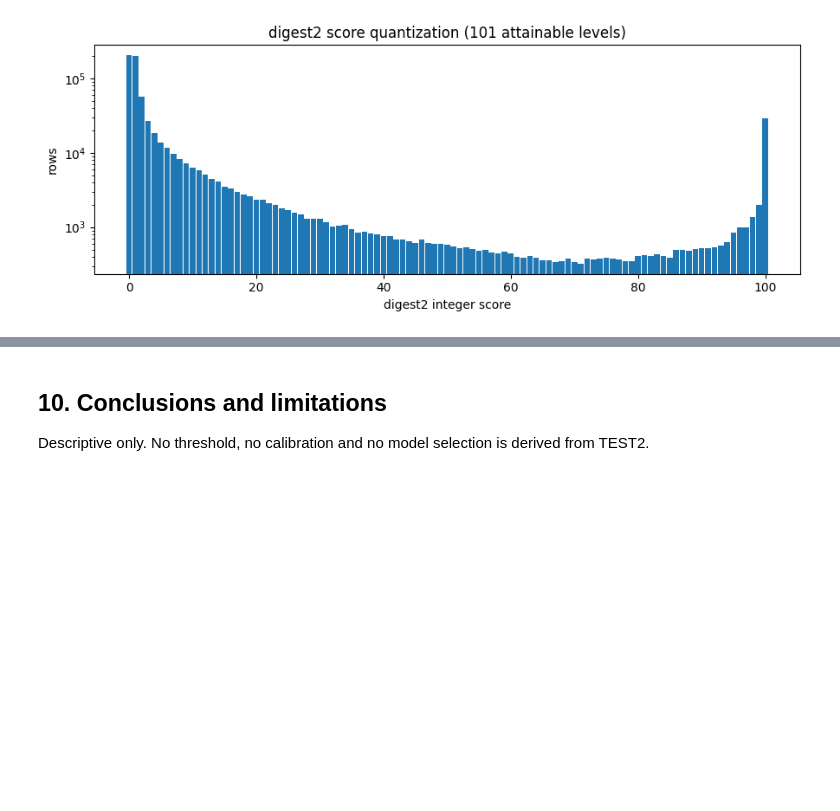
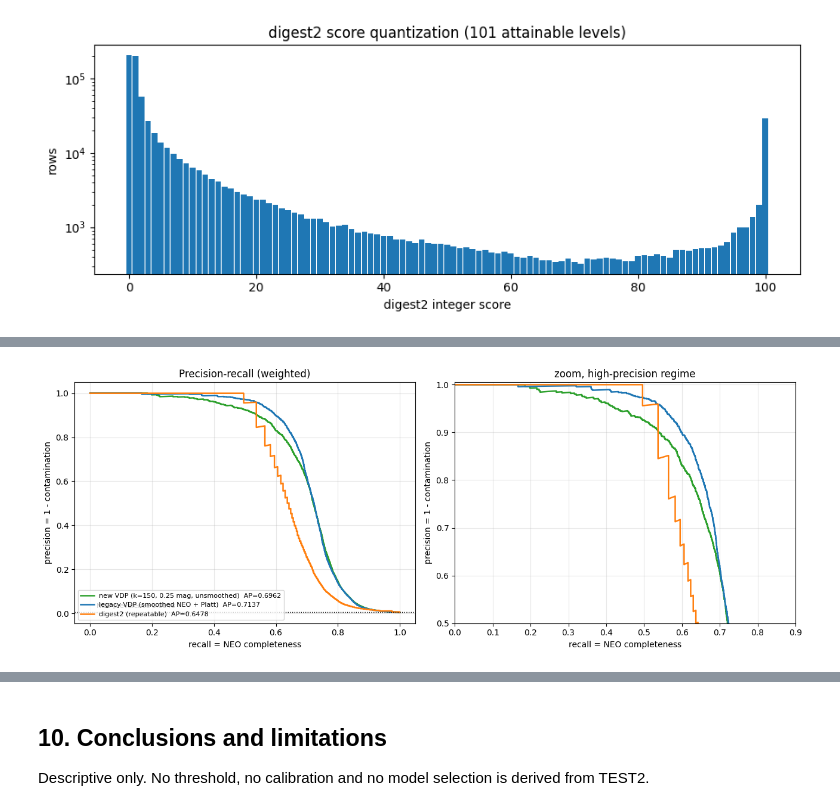
Before and after one commit to devanshi-s04/neomod, a Jupyter notebook: notebooks/validation/neomod3_k150_geometric_test2_vs_digest2.ipynb, the cells around one changed output, grey strips where cells are left out. Saved outputs shown, nothing was run; the diff lists cells and outputs as text; code cells hidden in the pictures; blank space fills up the shorter version.

```diff
--- a/notebooks/validation/neomod3_k150_geometric_test2_vs_digest2.ipynb
+++ b/notebooks/validation/neomod3_k150_geometric_test2_vs_digest2.ipynb
@@ -398,0 +476,21 @@ most populated levels:
+# %%
+fig,ax=plt.subplots(1,2,figsize=(13,5))
+for nm,col,c in S:
+    s_=cm[col].to_numpy(float); o=np.argsort(-s_,kind="mergesort")
+    yy,ww=yv[o],wv2[o]
+    tp=np.cumsum(ww*(yy==1)); fp=np.cumsum(ww*(yy==0))
+    rec=tp/ww[yy==1].sum(); prec=tp/np.maximum(tp+fp,1e-30)
+    ap=np.sum(np.diff(np.concatenate([[0],rec]))*prec)
+    ax[0].plot(rec,prec,lw=1.8,color=c,label=f"{nm}  AP={ap:.4f}")
+    ax[1].plot(rec,prec,lw=1.8,color=c)
+base = wv2[yv==1].sum()/wv2.sum()
+for a_ in ax:
+    a_.axhline(base,color="k",ls=":",lw=1)
+    a_.set_xlabel("recall = NEO completeness"); a_.set_ylabel("precision = 1 - contamination")
+    a_.grid(alpha=.3)
+ax[0].set_title("Precision-recall (weighted)"); ax[0].legend(fontsize=8,loc="lower left")
+ax[1].set_xlim(0,0.9); ax[1].set_ylim(0.5,1.005); ax[1].set_title("zoom, high-precision regime")
+ax[0].text(0.02,base+0.02,f"NEO prevalence {base:.4f}",fontsize=8)
+plt.tight_layout(); plt.show()
+# %% [output]
+[figure, added]
```
Also changed, not shown: parts of 8 cells of this notebook.
